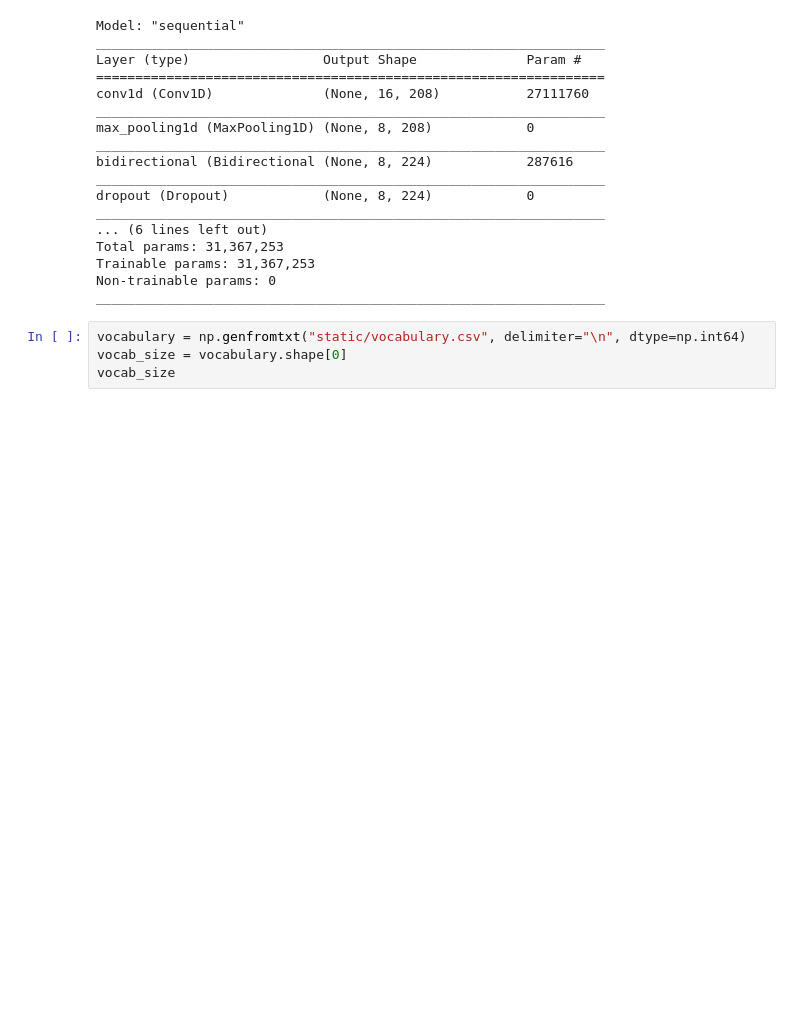
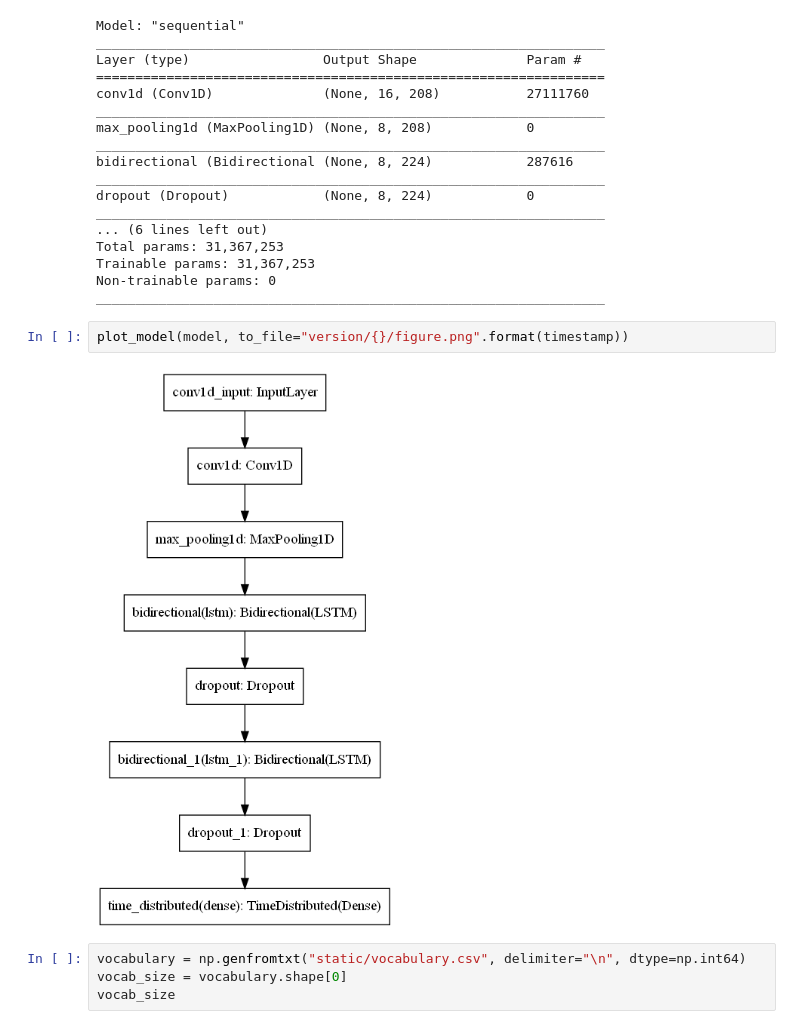
Before and after one commit to laurelwoods0102/tensorflow-page-fault-prediction, a Jupyter notebook: SEG_CNNLSTM_2_retrain/SEG_CNNLSTM_2_retrain_test.ipynb, the cells around one changed output. Drawn from its saved outputs; the diff is of its cells as text; blank space fills up the shorter version.

```diff
--- a/SEG_CNNLSTM_2_retrain/SEG_CNNLSTM_2_retrain_test.ipynb
+++ b/SEG_CNNLSTM_2_retrain/SEG_CNNLSTM_2_retrain_test.ipynb
@@ -39,6 +40,10 @@ Total params: 31,367,253
 Trainable params: 31,367,253
 Non-trainable params: 0
 _________________________________________________________________
+# %%
+plot_model(model, to_file="version/{}/figure.png".format(timestamp))
+# %% [output]
+[figure, added]
 # %%
 vocabulary = np.genfromtxt("static/vocabulary.csv", delimiter="\n", dtype=np.int64)
 vocab_size = vocabulary.shape[0]
```
Also changed, not shown: parts of 1 cell of this notebook, 21 other files.
